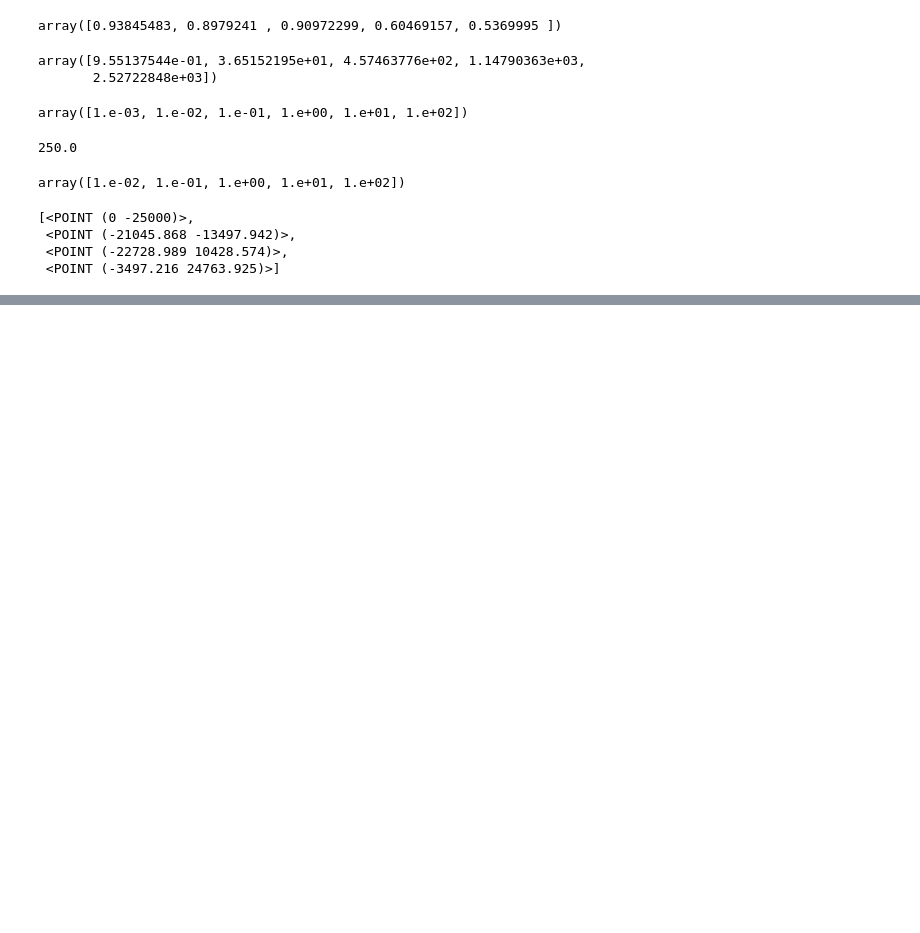
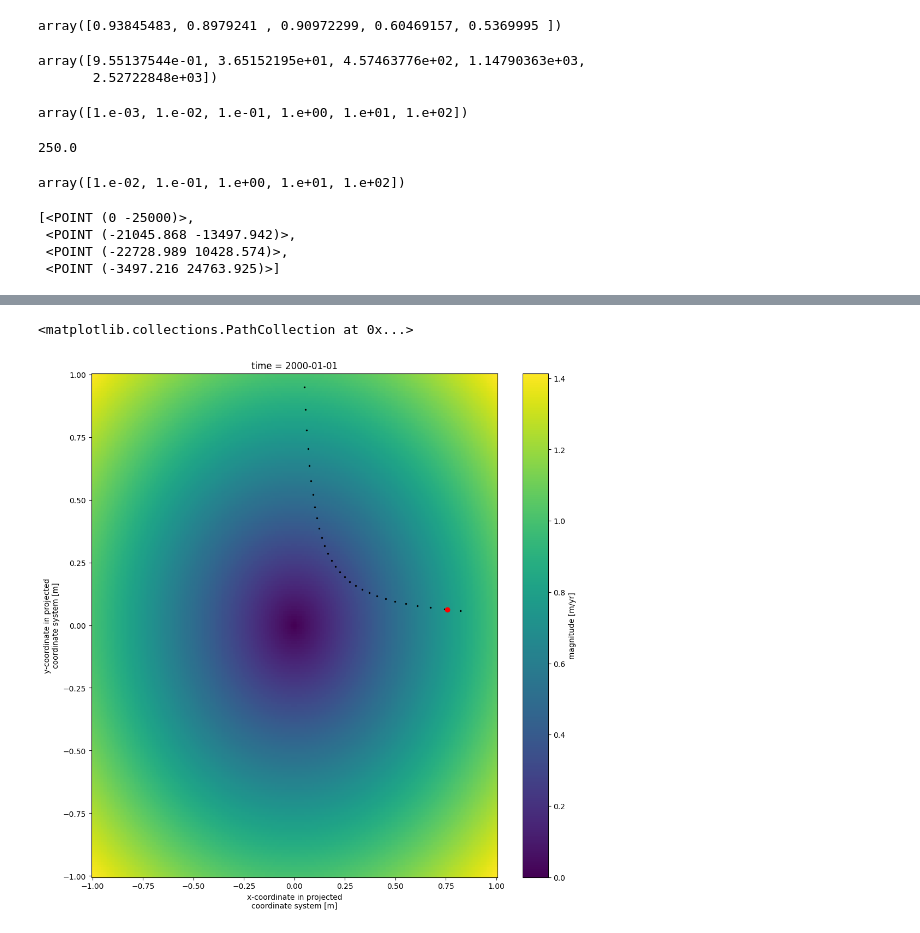
Before and after one commit to pism/glacier-flow-tools, a Jupyter notebook: notebooks/test_interpolation.ipynb, the cells around one changed output, grey strips where cells are left out. Saved outputs shown, nothing was run; the diff lists cells and outputs as text; code cells hidden in the pictures; blank space fills up the shorter version.

Commit message:
added trajectory test

```diff
--- a/notebooks/test_interpolation.ipynb
+++ b/notebooks/test_interpolation.ipynb
@@ -235,19 +235,19 @@ def create_linear() -> xr.Dataset:
     time = pd.date_range("2000-01-01", periods=1)
     reference_time = pd.Timestamp("2000-01-01")
 
-    nx = 2_001
-    ny = 2_001
-    x_min = -100_000
-    x_max = 100_000
-    y_min = -100_000
-    y_max = 100_000
+    nx = 201
+    ny = 201
+    x_min = -1
+    x_max = 1
+    y_min = -1
+    y_max = 1
     x = np.linspace(x_min, x_max, nx)
     y = np.linspace(y_min, y_max, ny)
     X, Y = np.meshgrid(x, y)
 
     # Directional vectors
-    vx = (X - x_min) / 1_000
-    vy = (Y - y_min) / 1_000
+    vx = X
+    vy = -Y
     v = np.sqrt(vx**2 + vy**2)
 
     vx = vx.reshape(1, ny, nx)
@@ -372,0 +353,26 @@ $$x(t) = x_0 + v(x) \cdot t$$
+# %%
+Vx = np.squeeze(ds["vx"].to_numpy())
+Vy = np.squeeze(ds["vy"].to_numpy())
+V = np.squeeze(ds["v"].to_numpy())
+x = ds["x"].to_numpy()
+y = ds["y"].to_numpy()
+nx = len(x)
+ny = len(y)
+total_time = np.exp(1)
+starting_point = Point(0.05, 0.95)
+pts, pts_error_estim = compute_trajectory(starting_point, Vx, Vy, x, y, total_time=total_time, dt=dt)
+# %%
+def exact_solution(x0, t):
+    x = x0.x * np.exp(t)
+    y = x0.y * np.exp(-t)
+    return Point(x, y)
+# %%
+r_exact = exact_solution(starting_point, total_time)
+# %%
+fig, ax = plt.subplots(1, 1, figsize=(12, 12))
+ds["v"].plot(ax=ax)
+ax.scatter([p.x for p in pts], [p.y for p in pts], c="k", s=2)
+ax.scatter(r_exact.x, r_exact.y, c="r")
+# %% [output]
+<matplotlib.collections.PathCollection at 0x...>
+[figure, added]
```
Also changed, not shown: parts of 7 cells of this notebook, 2 other files.
